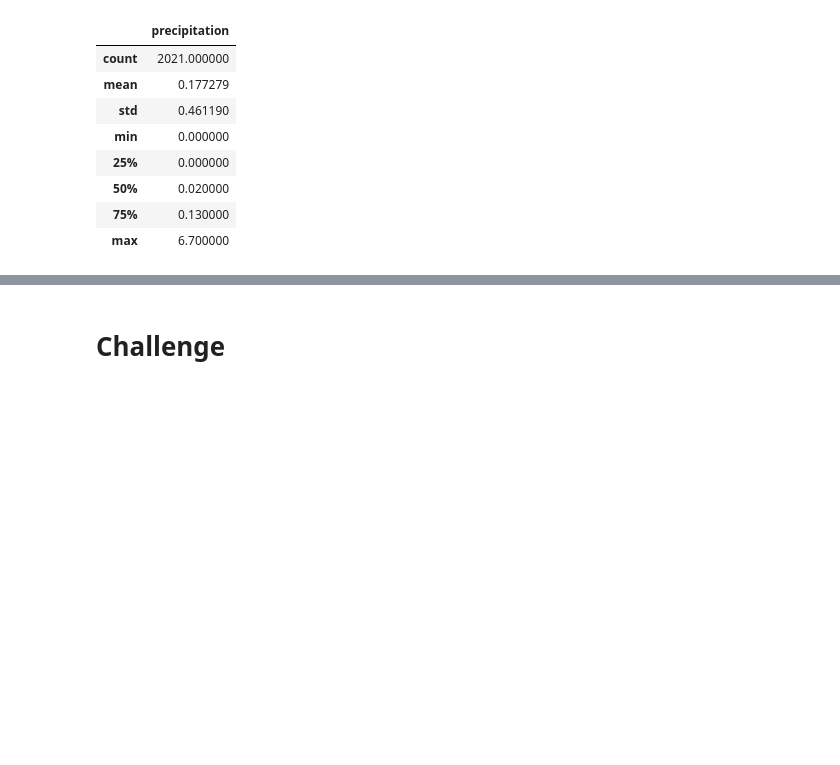
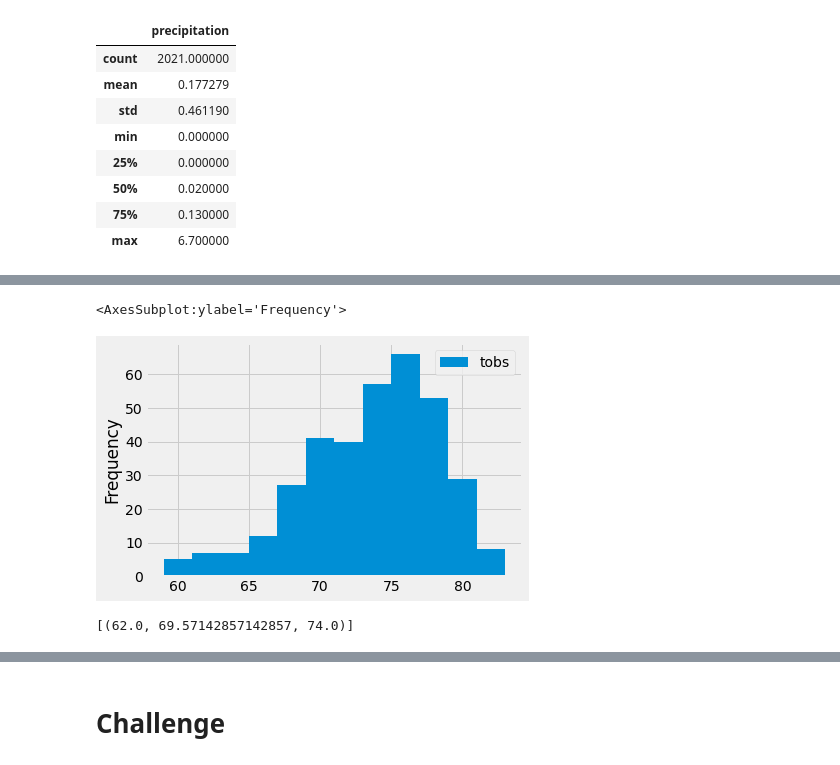
Before and after one commit to Physsyb/surfs_up, a Jupyter notebook: climate_analysis.ipynb, the cells around one changed output, grey strips where cells are left out. Drawn from its saved outputs; the diff is of its cells as text; code cells hidden in the pictures; blank space fills up the shorter version.

```diff
--- a/climate_analysis.ipynb
+++ b/climate_analysis.ipynb
@@ -132,3 +151,8 @@ df.describe()
 # %%
 # Choose the station with the highest number of temperature observations.
 # Query the last 12 months of temperature observation data for this station and plot the results as a histogram
+results = session.query(Measurement.tobs).\
+filter(Measurement.station == 'USC00519281').\
+filter(Measurement.date >= prev_year).all()
+
+print(results)
@@ -134,0 +161,4 @@ df.describe()
+# %%
+# Convert the Temperature Observation Results to a DataFrame
+df = pd.DataFrame(results, columns=['tobs'])
+print(df)
@@ -135,3 +180,25 @@ df.describe()
+# %%
+# plot the results as a histogram
+df.plot.hist(bins=12)
+# %% [output]
+<AxesSubplot:ylabel='Frequency'>
+[figure, added]
 # %%
 # Write a function called `calc_temps` that will accept start date and end date in the format '%Y-%m-%d'
 # and return the minimum, average, and maximum temperatures for that range of dates
+def calc_temps(start_date, end_date):
+    """TMIN, TAVG, and TMAX for a list of dates.
+
+    Args:
+        start_date (string): A date string in the format %Y-%m-%d
+        end_date (string): A date string in the format %Y-%m-%d
+
+    Returns:
+        TMIN, TAVE, and TMAX
+    """
+
+    return session.query(func.min(Measurement.tobs), func.avg(Measurement.tobs), func.max(Measurement.tobs)).\
+        filter(Measurement.date >= start_date).filter(Measurement.date <= end_date).all()
+print(calc_temps('2012-02-28', '2012-03-05'))
+# %% [output]
+[(62.0, 69.57142857142857, 74.0)]
```
Also changed, not shown: parts of 6 cells of this notebook.
